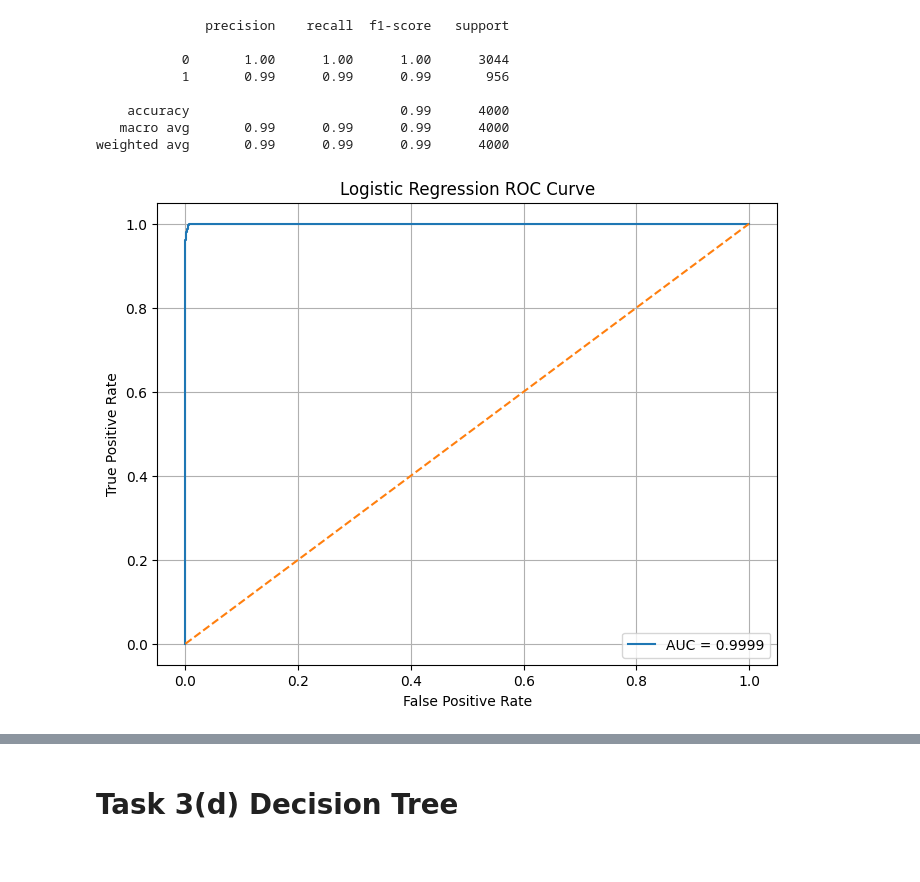
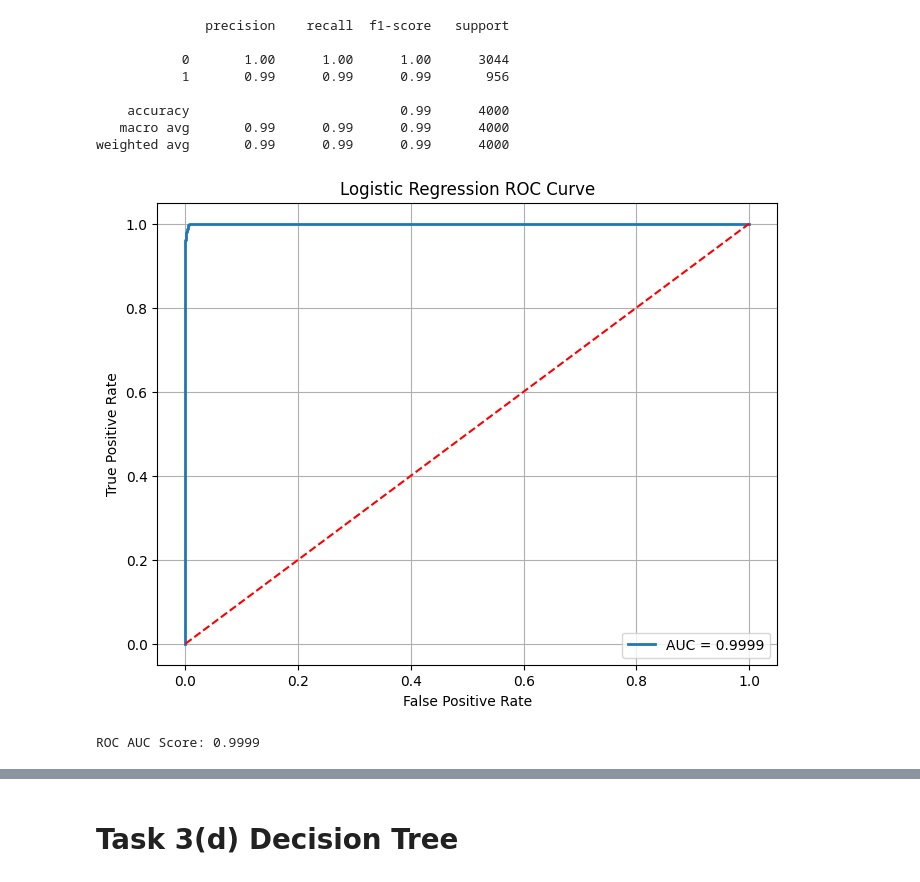
Before and after one commit to YK-Thisura/Loan-Approval-Project-CMP-7005, a Jupyter notebook: Loan_Approval_Project.ipynb, the cells around one changed output, grey strips where cells are left out. Drawn from its saved outputs; the diff is of its cells as text; code cells hidden in the pictures.

```diff
--- a/Loan_Approval_Project.ipynb
+++ b/Loan_Approval_Project.ipynb
@@ -838,42 +838,55 @@ print(
 weighted avg       0.99      0.99      0.99      4000
 # %%
 # ==================================================
-# ROC Curve
+# Logistic Regression ROC Curve
 # ==================================================
 
+from sklearn.metrics import roc_curve, roc_auc_score
+import matplotlib.pyplot as plt
+
+# Predict Probabilities
+y_prob_log = log_model.predict_proba(X_test_scaled)[:, 1]
+
+# ROC Metrics
 fpr, tpr, thresholds = roc_curve(
     y_test,
     y_prob_log
 )
 
+roc_auc = roc_auc_score(
+    y_test,
+    y_prob_log
+)
+
+# Plot
 plt.figure(figsize=(8,6))
 
 plt.plot(
     fpr,
     tpr,
-    label=f"AUC = {roc_auc:.4f}"
+    linewidth=2,
+    label=f'AUC = {roc_auc:.4f}'
 )
 
 plt.plot(
-    [0,1],
-    [0,1],
-    linestyle='--'
+    [0, 1],
+    [0, 1],
+    linestyle='--',
+    color='red'
 )
 
-plt.xlabel("False Positive Rate")
-plt.ylabel("True Positive Rate")
-
-plt.title(
-    "Logistic Regression ROC Curve"
-)
-
-plt.legend()
-
+plt.xlabel('False Positive Rate')
+plt.ylabel('True Positive Rate')
+plt.title('Logistic Regression ROC Curve')
+plt.legend(loc='lower right')
 plt.grid(True)
 
 plt.show()
+
+print(f'ROC AUC Score: {roc_auc:.4f}')
 # %% [output]
-[figure, old version]
+[figure, new version]
+ROC AUC Score: 0.9999
 # %%
 # ==================================================
 # Logistic Regression Learning Curve
```
Also changed, not shown: parts of 5 cells of this notebook, 1 other file.
